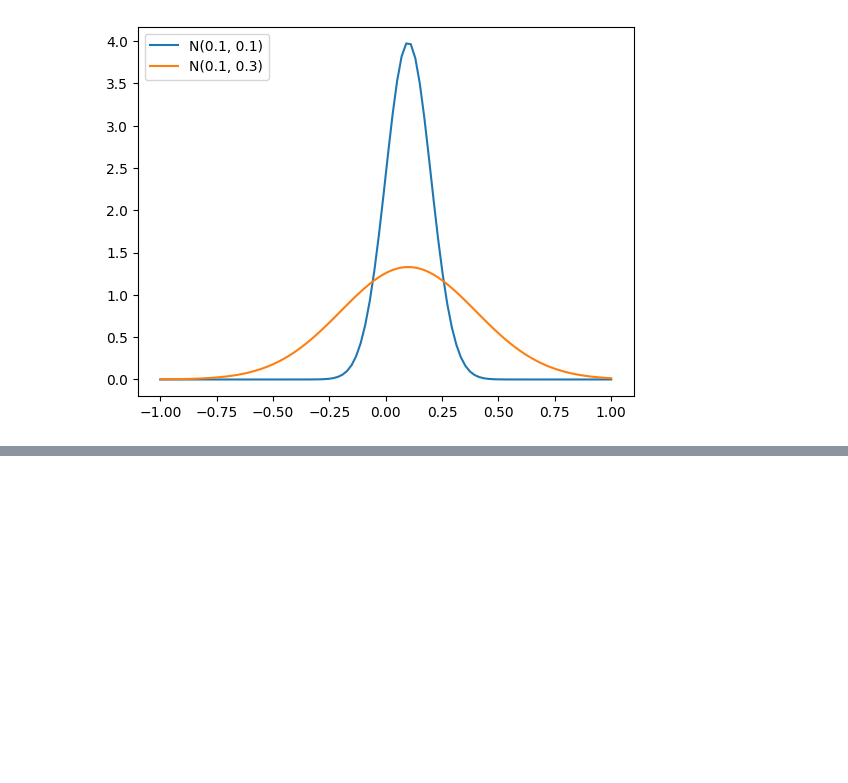
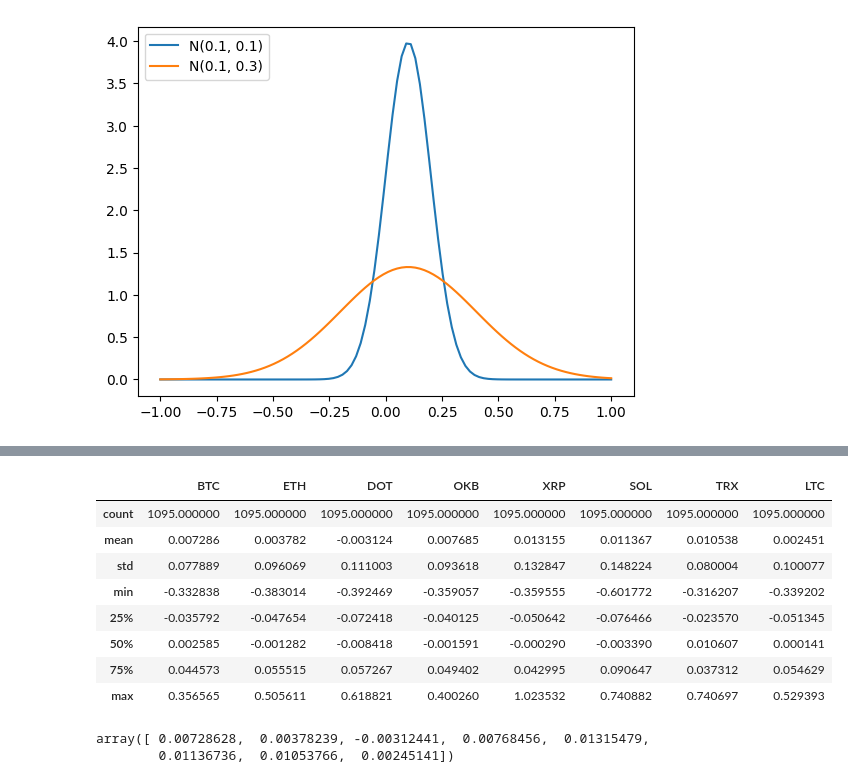
Before and after one commit to poluzerovT/Masters-thesis, a Jupyter notebook: notebooks/portfolio_examles.ipynb, the cells around one changed output, grey strips where cells are left out. Saved outputs shown, nothing was run; the diff lists cells and outputs as text; code cells hidden in the pictures; blank space fills up the shorter version.

```diff
--- a/notebooks/portfolio_examles.ipynb
+++ b/notebooks/portfolio_examles.ipynb
@@ -25,3 +26,8 @@ plt.legend(loc='upper left')
 plt.savefig('../images/equal_mean.png')
 # %% [output]
 [figure]
+# %%
+df_prices = pd.read_csv('crypto.csv', index_col='dt', parse_dates=['dt'])
+df_prices.drop('TON-USDT', axis=1, inplace=True)
+df_prices.columns = [c.split('-')[0] for c in df_prices.columns]
+df_prices.head()
@@ -27,0 +61,12 @@ plt.savefig('../images/equal_mean.png')
+# %%
+df_returns.describe()
+# %% [output]
+|  | BTC | ETH | DOT | OKB | XRP | SOL | TRX | LTC |
+| count | 1095.000000 | 1095.000000 | 1095.000000 | 1095.000000 | 1095.000000 | 1095.000000 | 1095.000000 | 1095.000000 |
+| mean | 0.007286 | 0.003782 | -0.003124 | 0.007685 | 0.013155 | 0.011367 | 0.010538 | 0.002451 |
+| std | 0.077889 | 0.096069 | 0.111003 | 0.093618 | 0.132847 | 0.148224 | 0.080004 | 0.100077 |
+| min | -0.332838 | -0.383014 | -0.392469 | -0.359057 | -0.359555 | -0.601772 | -0.316207 | -0.339202 |
+| 25% | -0.035792 | -0.047654 | -0.072418 | -0.040125 | -0.050642 | -0.076466 | -0.023570 | -0.051345 |
+| 50% | 0.002585 | -0.001282 | -0.008418 | -0.001591 | -0.000290 | -0.003390 | 0.010607 | 0.000141 |
+| 75% | 0.044573 | 0.055515 | 0.057267 | 0.049402 | 0.042995 | 0.090647 | 0.037312 | 0.054629 |
+| max | 0.356565 | 0.505611 | 0.618821 | 0.400260 | 1.023532 | 0.740882 | 0.740697 | 0.529393 |
@@ -27,0 +97,6 @@ plt.savefig('../images/equal_mean.png')
+# %%
+mu_hat = df_returns.mean().values
+mu_hat
+# %% [output]
+array([ 0.00728628,  0.00378239, -0.00312441,  0.00768456,  0.01315479,
+        0.01136736,  0.01053766,  0.00245141])
```
Also changed, not shown: parts of 9 cells of this notebook, 5 other files.
